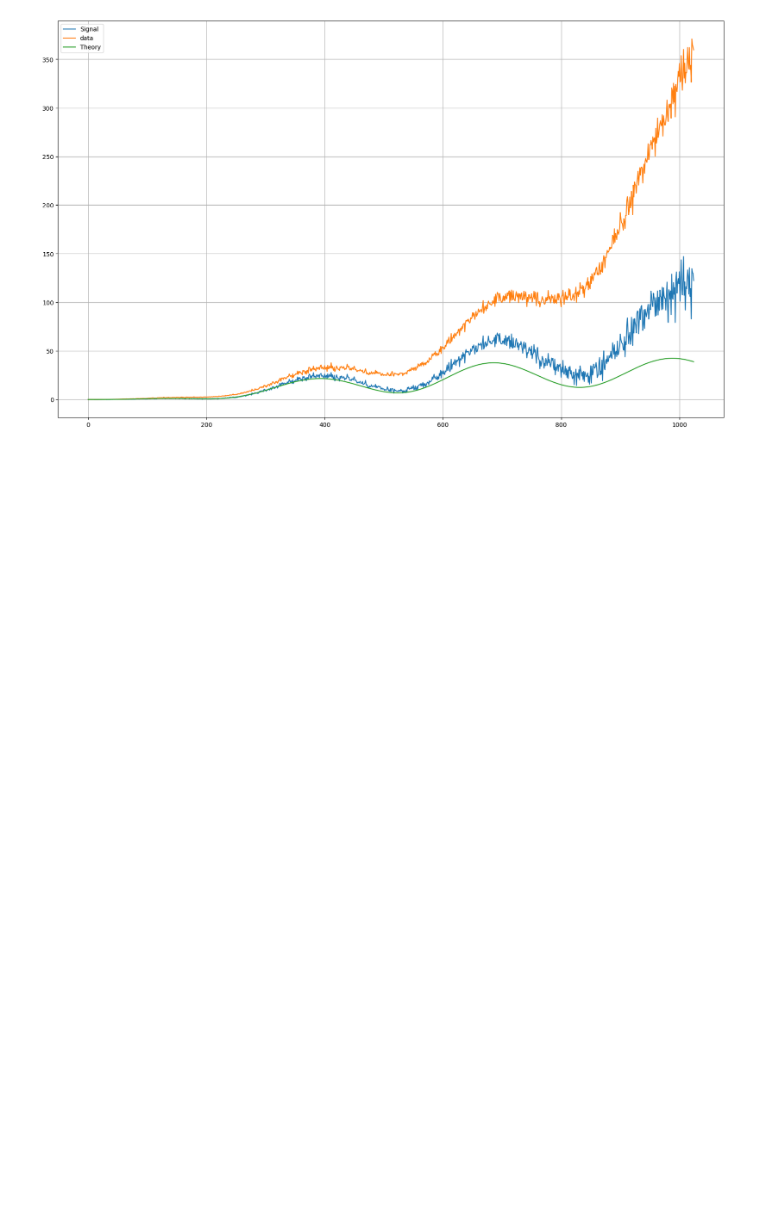
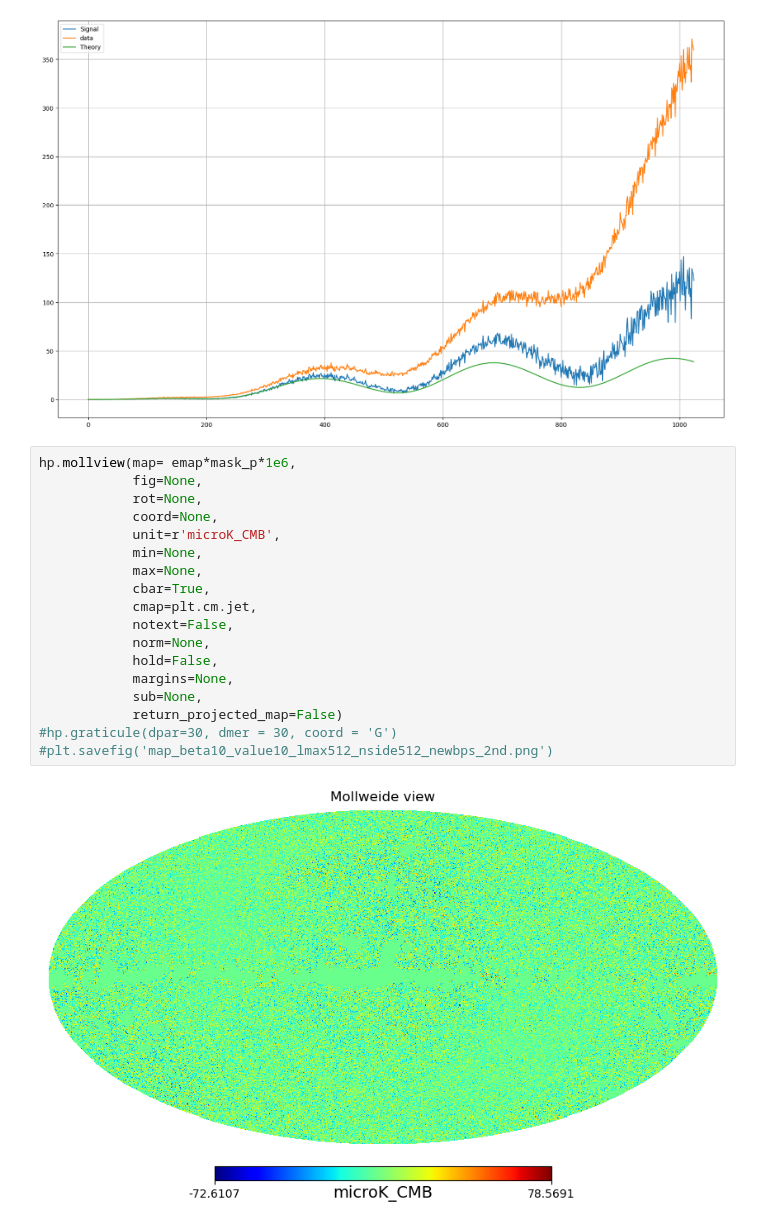
Before and after one commit to s-Sayan/HMC_code, a Jupyter notebook: Sayan/Cl_calulator_pol.ipynb, the cells around one changed output. Cells and saved outputs as stored; diff of their text form; blank space fills up the shorter version.

```diff
--- a/Sayan/Cl_calulator_pol.ipynb
+++ b/Sayan/Cl_calulator_pol.ipynb
@@ -87,3 +88,23 @@ plt.legend()
 # %% [output]
 <matplotlib.legend.Legend at 0x...>
 [figure]
+# %%
+hp.mollview(map= emap*mask_p*1e6,
+            fig=None,
+            rot=None,
+            coord=None,
+            unit=r'microK_CMB',
+            min=None,
+            max=None,
+            cbar=True,
+            cmap=plt.cm.jet,
+            notext=False,
+            norm=None,
+            hold=False,
+            margins=None,
+            sub=None,
+            return_projected_map=False)
+#hp.graticule(dpar=30, dmer = 30, coord = 'G')
+#plt.savefig('map_beta10_value10_lmax512_nside512_newbps_2nd.png')
+# %% [output]
+[figure, added]
```
Also changed, not shown: parts of 1 cell of this notebook.
